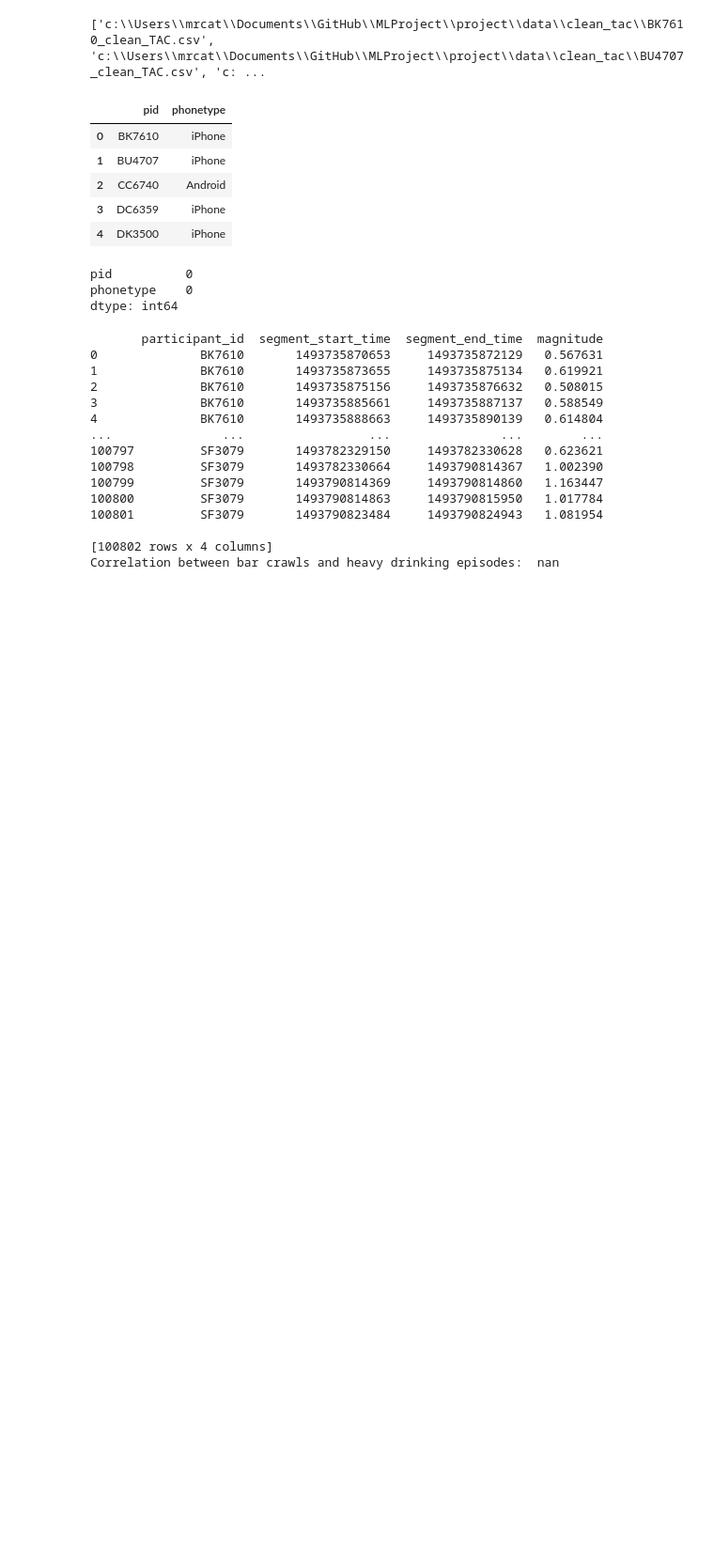
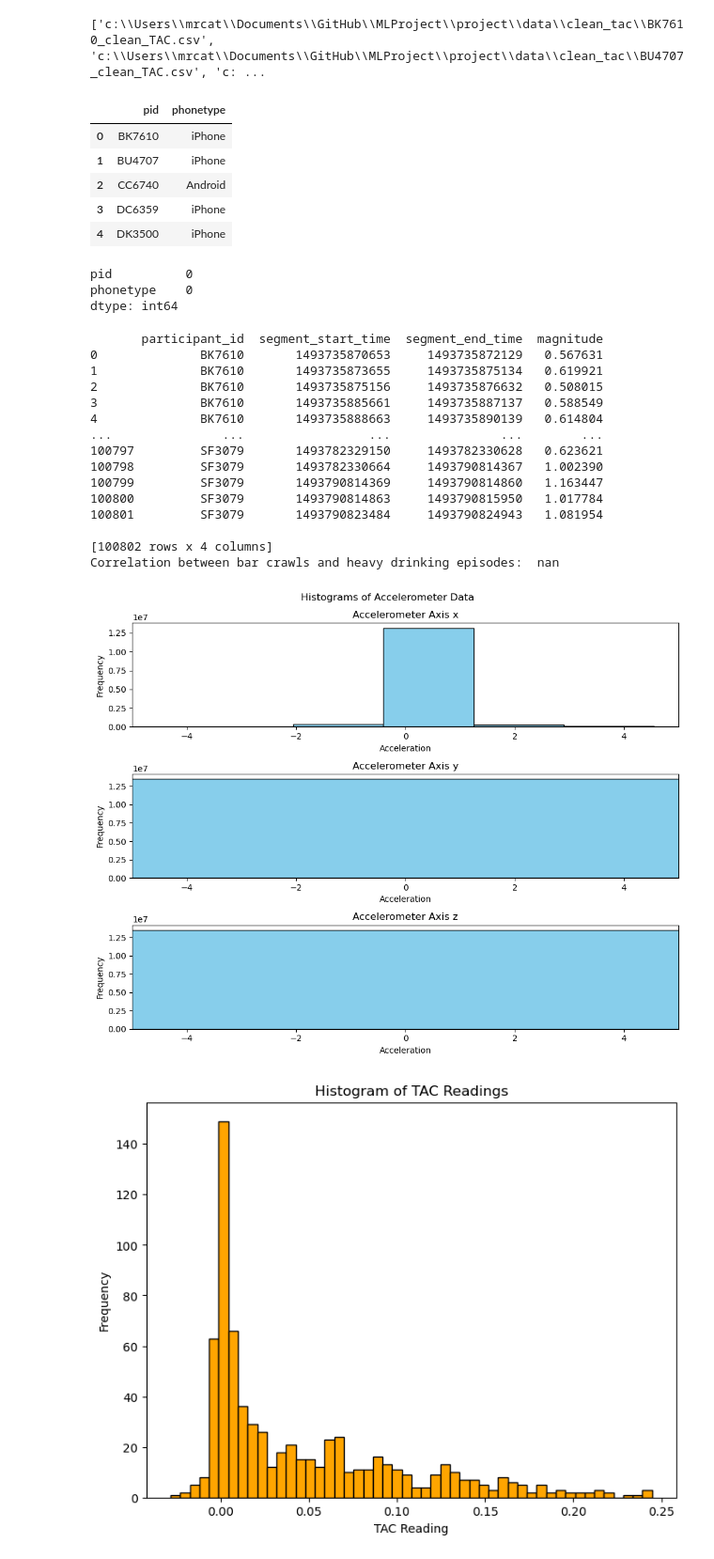
Before and after one commit to MercerHeath/ML-Project, a Jupyter notebook: project/mlproject.ipynb, the cells around one changed output. Shown: that part at 94% size. Cells and saved outputs as stored; diff of their text form; code cells hidden in the pictures; blank space fills up the shorter version.

```diff
--- a/project/mlproject.ipynb
+++ b/project/mlproject.ipynb
@@ -101,3 +101,29 @@ print("Correlation between bar crawls and heavy drinking episodes: ", correlatio
 
 [100802 rows x 4 columns]
 Correlation between bar crawls and heavy drinking episodes:  nan
+# %%
+#Set up the figure
+fig, axs = plt.subplots(3, 1, figsize=(10, 8))
+fig.suptitle('Histograms of Accelerometer Data')
+
+#Plot histograms
+for i, axis in enumerate(['x', 'y', 'z']):
+    axs[i].hist(accelerometerData[axis], bins=50, color='skyblue', edgecolor='black')
+    axs[i].set_title(f'Accelerometer Axis {axis}')
+    axs[i].set_xlabel('Acceleration')
+    axs[i].set_ylabel('Frequency')
+    axs[i].set_xlim(-5, 5)
+
+plt.tight_layout()
+plt.show()
+
+#TAC histogram
+plt.figure(figsize=(8, 6))
+plt.hist(tacData['TAC_Reading'], bins=50, color='orange', edgecolor='black')
+plt.title('Histogram of TAC Readings')
+plt.xlabel('TAC Reading')
+plt.ylabel('Frequency')
+plt.show()
+# %% [output]
+[figure, added]
+[figure, added]
```
Also changed, not shown: parts of 5 cells of this notebook.
